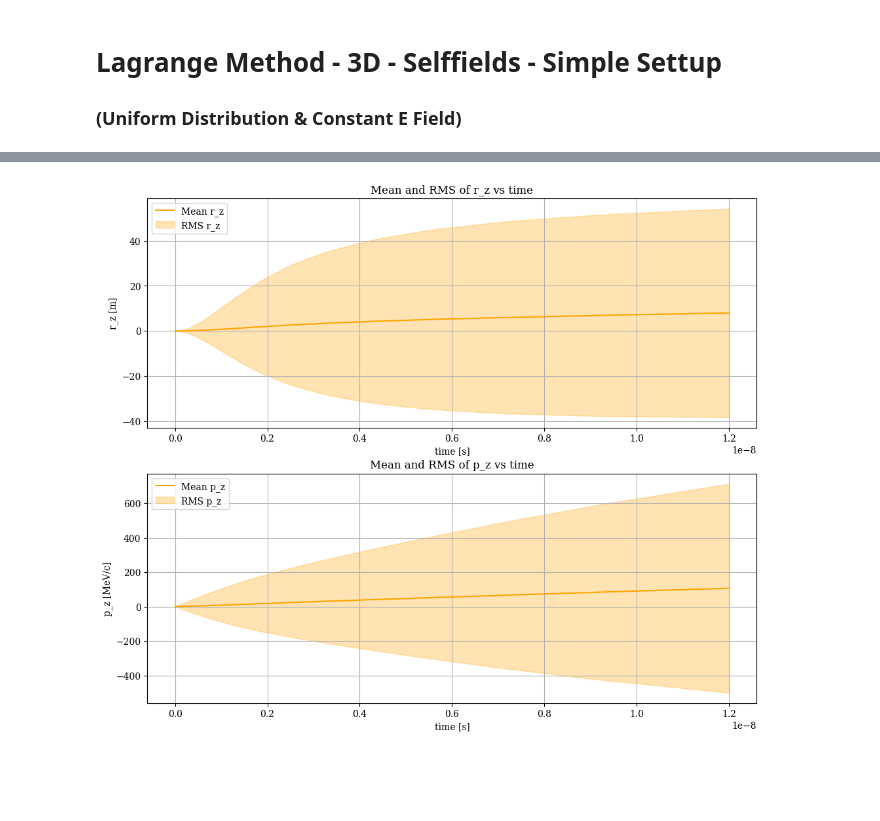
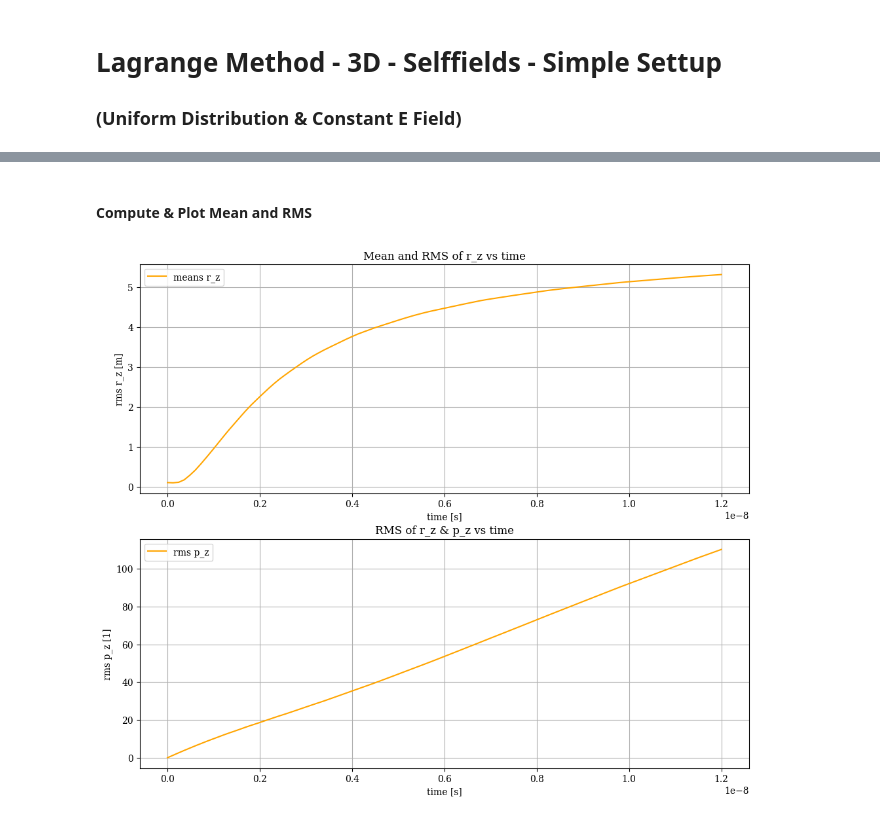
Before and after one commit to alexanderwischmann/FS26-semester-project, a Jupyter notebook: python/analytic_solve.ipynb, the cells around one changed output, grey strips where cells are left out. Cells and saved outputs as stored; diff of their text form; code cells hidden in the pictures; blank space fills up the shorter version.

```diff
--- a/python/analytic_solve.ipynb
+++ b/python/analytic_solve.ipynb
@@ -999,10 +989,14 @@ Y0 = np.array([
     POSITION_MOMENTUM_SIGMA_0, # 7 sigma_xpx
 ]) # exact initial conditions from simulation data
 
-r0_particles = sample_uniform_distribution_3d(
+num_particles_0 = 2**8
+num_particles_1 = 2**3
+
+r0_particles  = sample_ellipsoid_qmc(
     np.array([data_3d_simple_position_x_means[0], data_3d_simple_position_y_means[0], data_3d_simple_position_z_means[0]]),
-    np.array([data_3d_simple_position_x_sigmas[0], data_3d_simple_position_y_sigmas[0], data_3d_simple_position_z_sigmas[0]]),
-    N_PARTICLES)
+    np.sqrt(5) * np.array([data_3d_simple_position_x_sigmas[0], data_3d_simple_position_y_sigmas[0], data_3d_simple_position_z_sigmas[0]]),
+    num_particles_0
+)
 
 pz_0 = data_3d_simple_momentum_z_means[0]
 
@@ -1091,24 +1087,25 @@ plt.show()
+# %% [markdown]
+#### Compute & Plot Mean and RMS
 # %%
 mean_r_t = np.mean(r_t_particles[:, :, :], axis=0)
 mean_p_t = np.mean(p_t_particles[:, :, :], axis=0)
-rms_r_t = np.sqrt(np.mean((r_t_particles[:, :, :] - mean_r_t)**2, axis=0))
-rms_p_t = np.sqrt(np.mean((p_t_particles[:, :, :] - mean_p_t)**2, axis=0))
+
+rms_r_t = np.std(r_t_particles[:, :, :], axis=0)
+rms_p_t = np.std(p_t_particles[:, :, :], axis=0)
 
 fig, axes = plt.subplots(2, figsize=(12, 10))
-axes[0].plot(times, mean_r_t[:,2], color='orange', label='Mean r_z') # z-Achse
-axes[0].fill_between(times, mean_r_t[:,2] - rms_r_t[:,2], mean_r_t[:,2] + rms_r_t[:,2], color='orange', alpha=0.3, label='RMS r_z')
+axes[0].plot(times, rms_r_t[:,2], color='orange', label='means r_z') # z-Achse
 axes[0].set_xlabel('time [s]')
-axes[0].set_ylabel(f'r_z [m]')
+axes[0].set_ylabel(f'rms r_z [m]')
 axes[0].set_title(f'Mean and RMS of r_z vs time')
 axes[0].legend()
 axes[0].grid()
 
-axes[1].plot(times, p_to_betagamma(mean_p_t[:,2]), color='orange', label='Mean p_z') # z-Achse
-axes[1].fill_between(times, p_to_betagamma(mean_p_t[:,2] - rms_p_t[:,2]), p_to_betagamma(mean_p_t[:,2] + rms_p_t[:,2]), color='orange', alpha=0.3, label='RMS p_z')
+axes[1].plot(times, p_to_betagamma(rms_p_t[:,2]), color='orange', label='rms p_z') # z-Achse
 axes[1].set_xlabel('time [s]')
-axes[1].set_ylabel(f'p_z [MeV/c]')
-axes[1].set_title(f'Mean and RMS of p_z vs time')
+axes[1].set_ylabel(f'rms p_z [1]')
+axes[1].set_title(f'RMS of r_z & p_z vs time')
 axes[1].legend()
 axes[1].grid()
 # %% [output]
-[figure, old version]
+[figure, new version]
```
Also changed, not shown: parts of 7 cells of this notebook.
